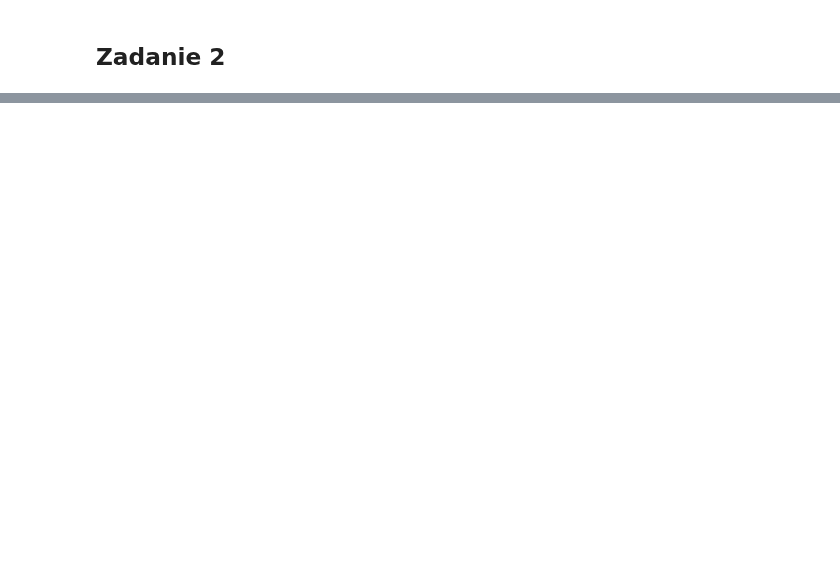
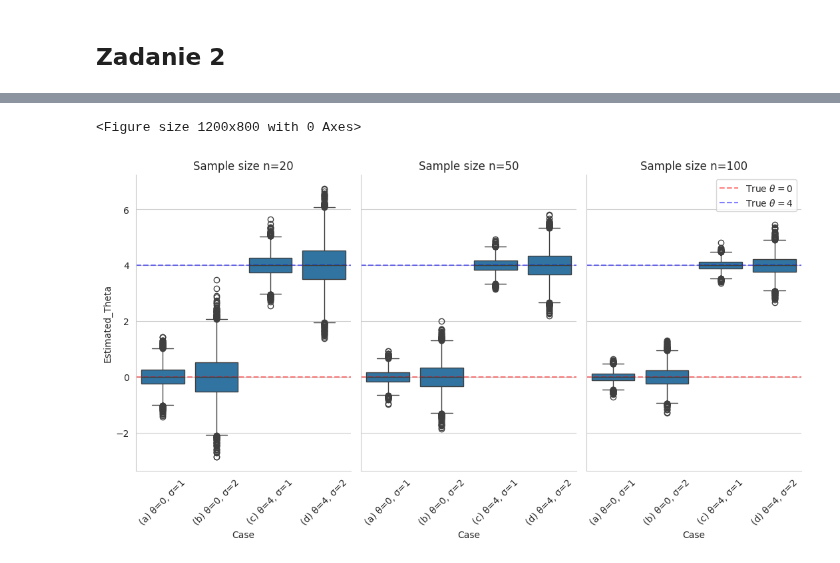
Before and after one commit to rektyyy/Artificial-Intelligence, a Jupyter notebook: Statystyka/exercises/Pracownia_2.ipynb, the cells around one changed output, grey strips where cells are left out. Drawn from its saved outputs; the diff is of its cells as text; code cells hidden in the pictures; blank space fills up the shorter version.

```diff
--- a/Statystyka/exercises/Pracownia_2.ipynb
+++ b/Statystyka/exercises/Pracownia_2.ipynb
@@ -140,2 +140,10 @@ for p_val in ps:
 # %% [markdown]
 ## Zadanie 2
+# %%
+def mle_beta(X):
+    n = X.shape[1] if len(X.shape) > 1 else len(X)
+    log_sum = np.sum(np.log(X), axis=1) if len(X.shape) > 1 else np.sum(np.log(X))
+    return -n / log_sum
+
+def fisher_information_estimate(theta_hat):
+    return 1 / (theta_hat ** 2)
@@ -141,0 +255,4 @@ for p_val in ps:
+# %%
+for n in ns:
+    for theta in thetas:
+        plot_mle_analysis(n, theta, results_store[(n, theta)])
@@ -141,0 +344,65 @@ for p_val in ps:
+# %%
+N_VALUES = [20, 50, 100]          # Rozmiary prób
+REPETITIONS = 10000               # Liczba powtórzeń
+CASES = [
+    {'theta': 0, 'sigma': 1, 'label': '(a) θ=0, σ=1'}, #
+    {'theta': 0, 'sigma': 2, 'label': '(b) θ=0, σ=2'}, #
+    {'theta': 4, 'sigma': 1, 'label': '(c) θ=4, σ=1'}, #
+    {'theta': 4, 'sigma': 2, 'label': '(d) θ=4, σ=2'}  #
+]
+
+def analyze_starting_points():
+    test_n = 50
+    test_case = CASES[2] # theta=4, sigma=1
+
+    # Generujemy jedną próbkę
+    np.random.seed(42)
+    data = logistic.rvs(loc=test_case['theta'], scale=test_case['sigma'], size=test_n)
+
+    start_points = [-10, 0, 4, 10, 20] # Różne punkty startowe
+
+    results = []
+    for x0 in start_points:
+        est, steps = solve_mle(data, test_case['sigma'], start_point=x0)
+        results.append({'Start X0': x0, 'Steps': steps, 'Result MLE': est})
+
+    df_start = pd.DataFrame(results)
+    print(df_start.to_markdown(index=False, floatfmt=".4f"))
+    print("\n")
+
+# 1. Analiza punktów startowych
+analyze_starting_points()
+
+# 2. Główna symulacja
+df_results = run_simulation()
+
+# 3. Obliczanie tabeli podsumowującej (Bias, MSE, Var)
+summary = df_results.groupby(['Case', 'n']).apply(
+    lambda x: pd.Series({
+        'Bias': np.mean(x['Estimated_Theta']) - x['theta_true'].iloc[0],
+        'Variance': np.var(x['Estimated_Theta']),
+        'MSE': np.mean((x['Estimated_Theta'] - x['theta_true'].iloc[0])**2)
+    })
+).reset_index()
+
+print("--- Wyniki zbiorcze (Bias, Variance, MSE) ---")
+print(summary.to_markdown(index=False, floatfmt=".5f"))
+
+# 4. Wykresy
+# Wykresy pudełkowe porównujące estymatory dla różnych n i przypadków
+plt.figure(figsize=(12, 8))
+g = sns.FacetGrid(df_results, col="n", sharey=True, height=6, aspect=0.6)
+g.map(sns.boxplot, "Case", "Estimated_Theta", order=[c['label'] for c in CASES])
+
+# Dodanie linii prawdziwej wartości theta
+for ax, n_val in zip(g.axes.flat, N_VALUES):
+    # Rysujemy linie referencyjne dla theta=0 i theta=4
+    ax.axhline(0, color='r', linestyle='--', alpha=0.5, label='True $\\theta=0$')
+    ax.axhline(4, color='b', linestyle='--', alpha=0.5, label='True $\\theta=4$')
+    ax.set_title(f"Sample size n={n_val}")
+    ax.tick_params(axis='x', rotation=45)
+
+plt.legend()
+plt.tight_layout()
+plt.show()
+# %% [output]
@@ -141,0 +431,2 @@ for p_val in ps:
+<Figure size 1200x800 with 0 Axes>
+[figure, added]
```
Also changed, not shown: parts of 21 cells of this notebook, 1 other file.
